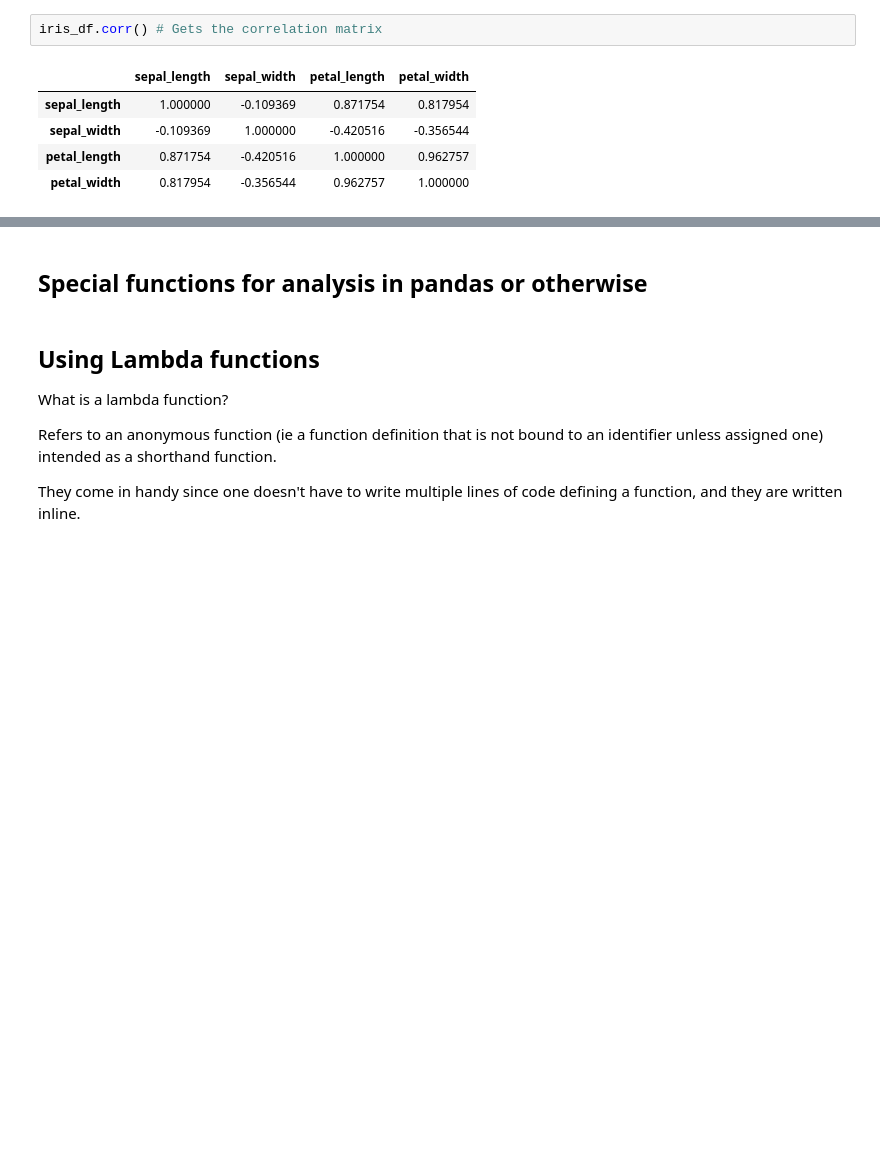
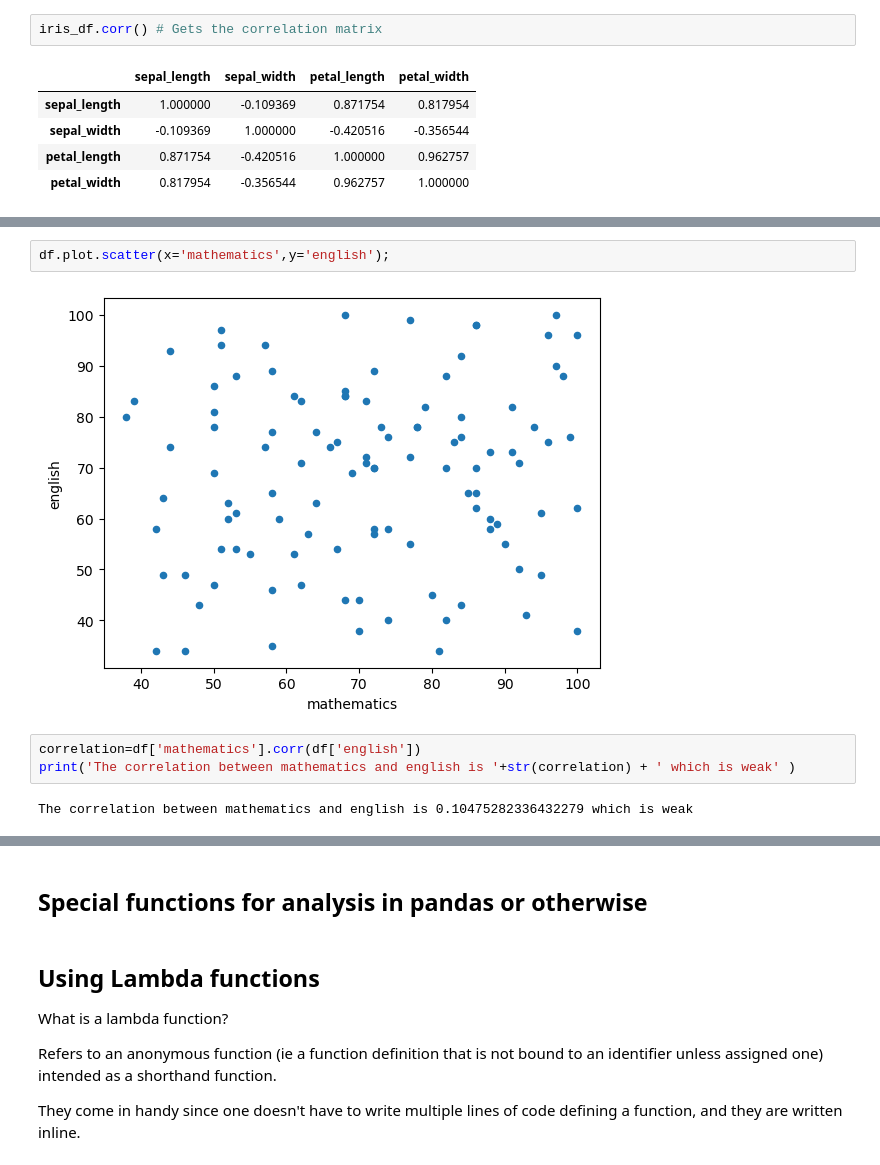
Before and after one commit to Ramkat12/dspt-phase-1-Data_cleaning_and_analysis, a Jupyter notebook: dspt_phase_1_Data_cleaning_and_analysis.ipynb, the cells around one changed output, grey strips where cells are left out. Drawn from its saved outputs; the diff is of its cells as text; blank space fills up the shorter version.

```diff
--- a/dspt_phase_1_Data_cleaning_and_analysis.ipynb
+++ b/dspt_phase_1_Data_cleaning_and_analysis.ipynb
@@ -641,0 +649,9 @@ iris_df.corr() # Gets the correlation matrix
+# %%
+df.plot.scatter(x='mathematics',y='english');
+# %% [output]
+[figure, added]
+# %%
+correlation=df['mathematics'].corr(df['english'])
+print('The correlation between mathematics and english is '+str(correlation) + ' which is weak' )
+# %% [output]
+The correlation between mathematics and english is 0.10475282336432279 which is weak
```
Also changed, not shown: parts of 6 cells of this notebook.
